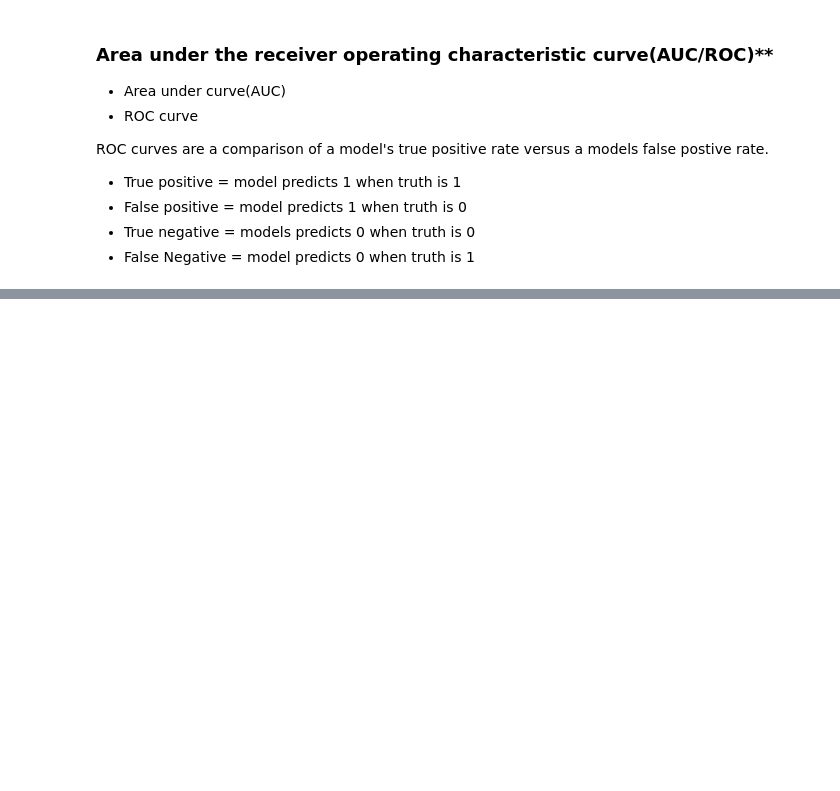
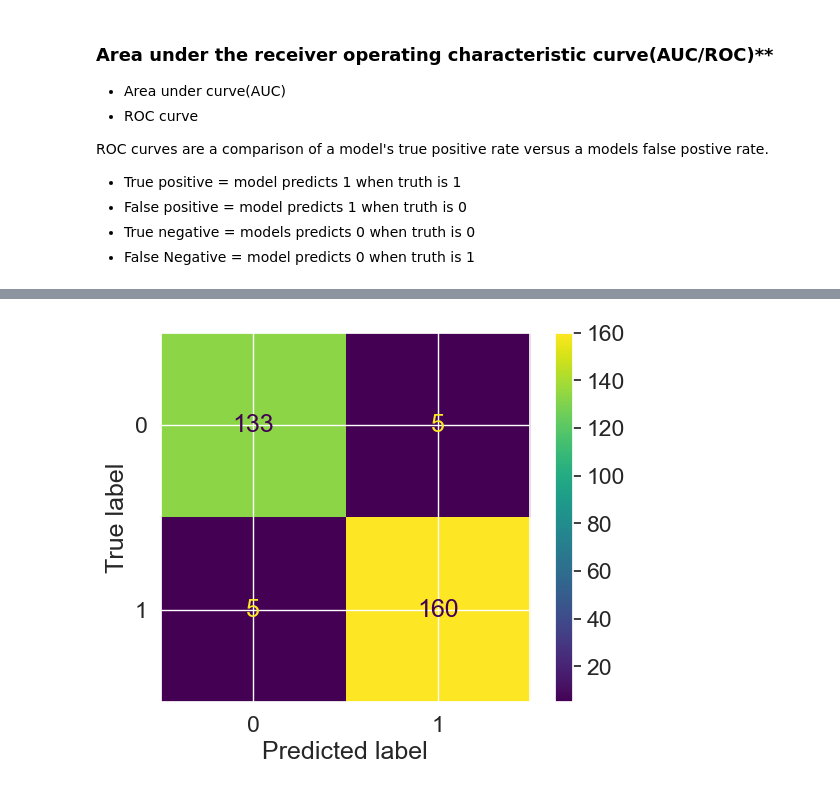
Before and after one commit to LivingstonTardzenyuy/Data-Science-Machine-Learning, a Jupyter notebook: Scikit-Learn/Introduction to Scikit-Learn.ipynb, the cells around one changed output, grey strips where cells are left out. Drawn from its saved outputs; the diff is of its cells as text; code cells hidden in the pictures; blank space fills up the shorter version.

```diff
--- a/Scikit-Learn/Introduction to Scikit-Learn.ipynb
+++ b/Scikit-Learn/Introduction to Scikit-Learn.ipynb
@@ -1110,0 +1146,6 @@ Text(0, 0.5, 'True positive Rate')
+# %%
+from sklearn.metrics import ConfusionMatrixDisplay
+
+ConfusionMatrixDisplay.from_estimator(estimator=clf, X=X, y=y);
+# %% [output]
+[figure, added]
```
Also changed, not shown: parts of 27 cells of this notebook.
